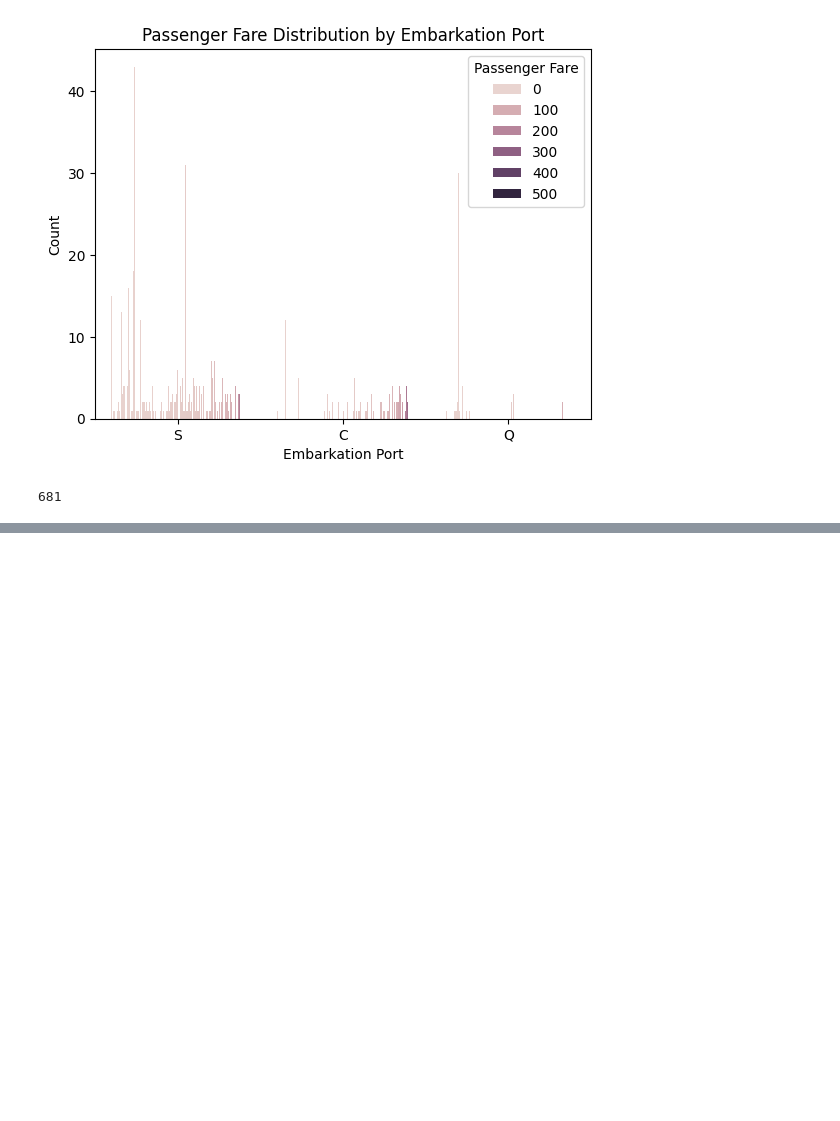
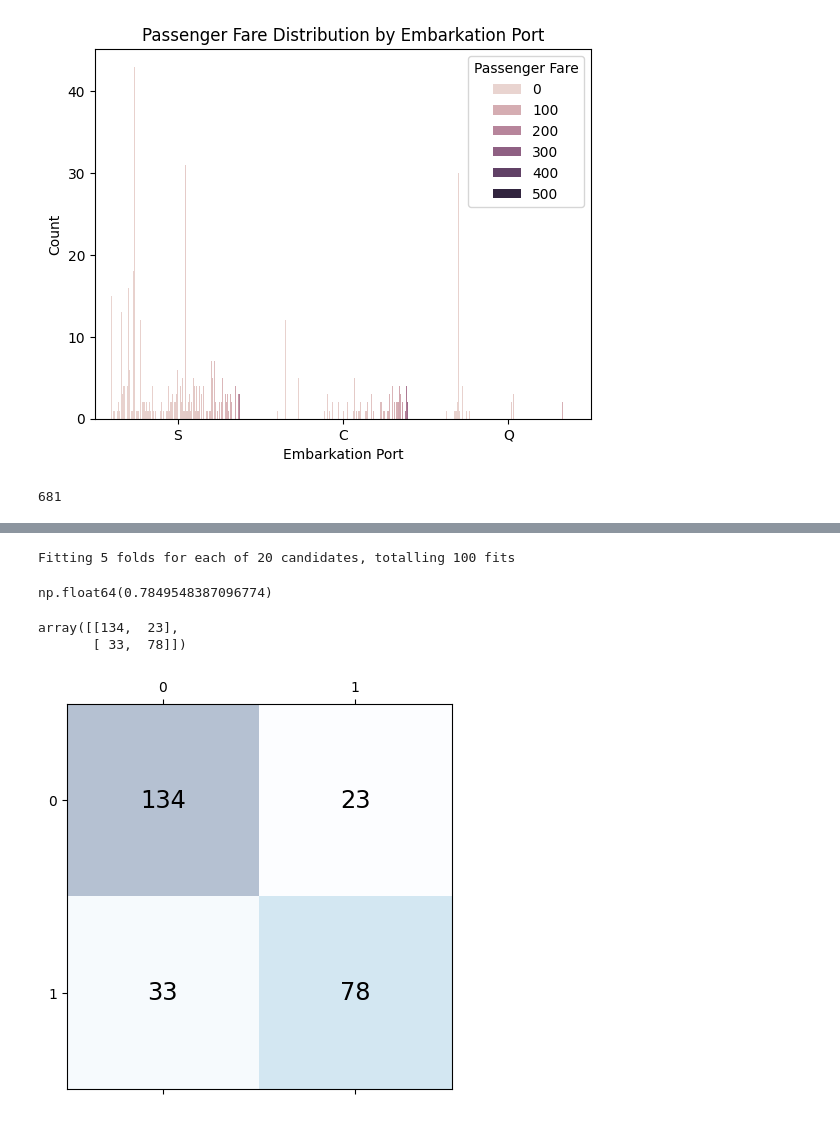
Before and after one commit to mohammadnmr/ML-proj-Predicting-Titanic-Survivors, a Jupyter notebook: titanic_survivors.ipynb, the cells around one changed output, grey strips where cells are left out. Cells and saved outputs as stored; diff of their text form; code cells hidden in the pictures; blank space fills up the shorter version.

Commit message:
Data Preprocessing,model building,hyperparameter tuning,evaluation

```diff
--- a/titanic_survivors.ipynb
+++ b/titanic_survivors.ipynb
@@ -148,0 +165,4 @@ preprocessor = ColumnTransformer(
+# %%
+# Drop columns"Survived", "Name", "Ticket", and "Cabin"
+titanic_survivors_X = titanic_labeled_data.drop(["Survived", "Name", "Ticket", "Cabin","PassengerId"], axis=1)
+titanic_surviors_y= titanic_labeled_data["Survived"]
@@ -148,0 +238,32 @@ preprocessor = ColumnTransformer(
+# %%
+from sklearn.model_selection import GridSearchCV
+# from sklearn.model_selection import RandomizedSearchCV
+
+# Define hyperparameter grid
+log_reg_grid = {
+    "model__C": np.logspace(-4, 4, 10),      # regularization strength
+    "model__solver": ["liblinear", "lbfgs"]  # solvers
+}
+
+# Build pipeline: preprocessing + logistic regression
+log_reg_pipeline = Pipeline(steps=[
+    ("preprocessor", preprocessor),
+    ("model", LogisticRegression(max_iter=1000))
+])
+
+# Setup GridSearchCV
+gs_log_reg = GridSearchCV(
+    estimator=log_reg_pipeline,
+    param_grid=log_reg_grid,
+    cv=5,
+    verbose=1,
+    n_jobs=-1
+)
+
+# Fit model (raw data → preprocessing → model)
+gs_log_reg.fit(survivor_X_train, survivor_y_train)
+
+gs_log_reg.best_score_
+# %% [output]
+Fitting 5 folds for each of 20 candidates, totalling 100 fits
+np.float64(0.7849548387096774)
@@ -148,0 +280,16 @@ preprocessor = ColumnTransformer(
+# %%
+survivor_y_preds = gs_log_reg.predict(survivor_X_test)
+# %%
+confusion_matrix(survivor_y_test,survivor_y_preds)
+# %% [output]
+array([[134,  23],
+       [ 33,  78]])
+# %%
+cm = confusion_matrix(survivor_y_test,survivor_y_preds)
+fig, ax = plt.subplots(figsize=(5,5))
+ax.matshow(cm, cmap=plt.cm.Blues, alpha=0.3)
+for i in range(cm.shape[0]):
+    for j in range(cm.shape[1]):
+        ax.text(x=j, y=i,s=cm[i, j], va='center', ha='center', size='xx-large')
+# %% [output]
+[figure, added]
```
Also changed, not shown: parts of 17 cells of this notebook, 1 other file.
